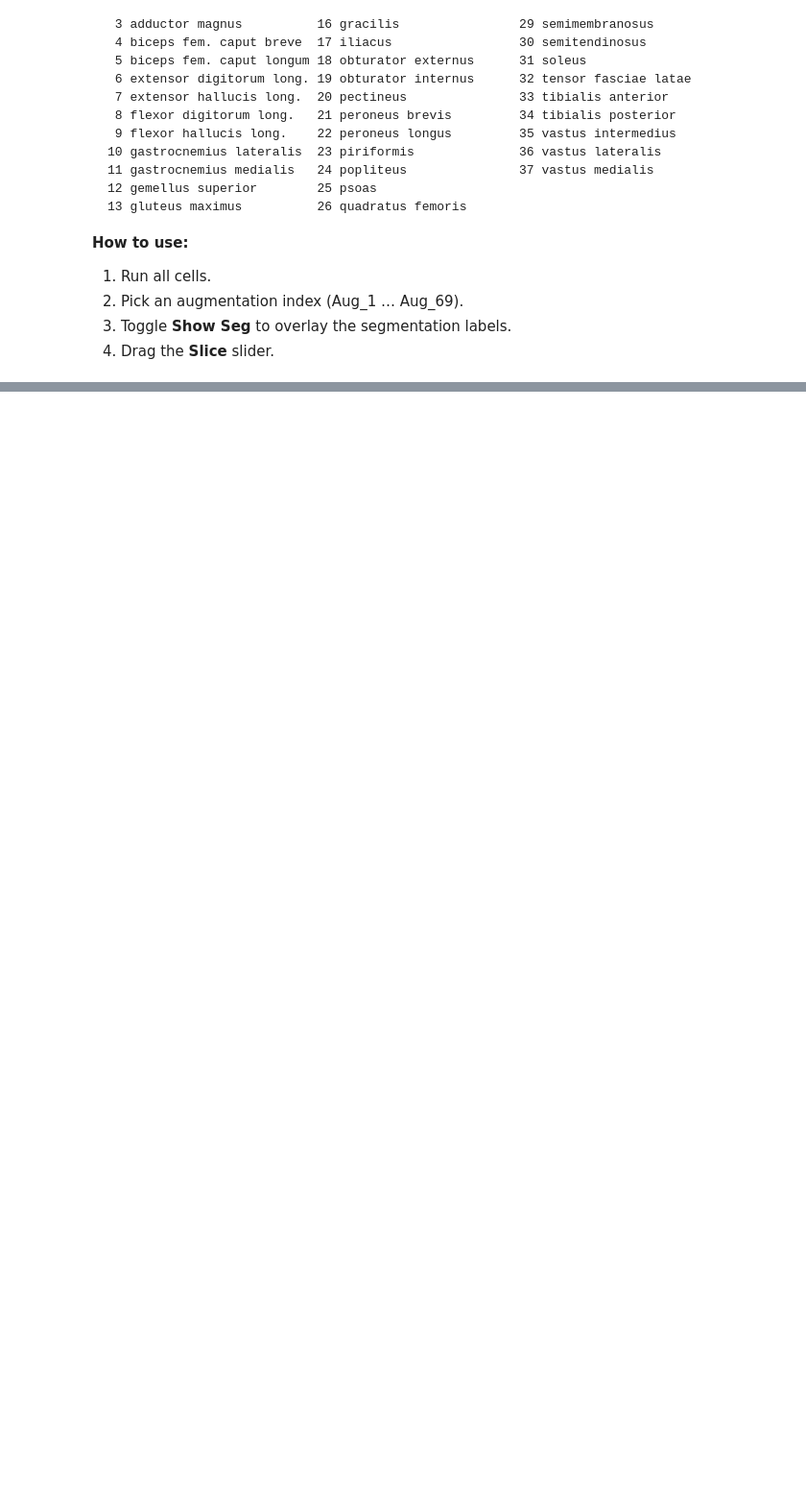
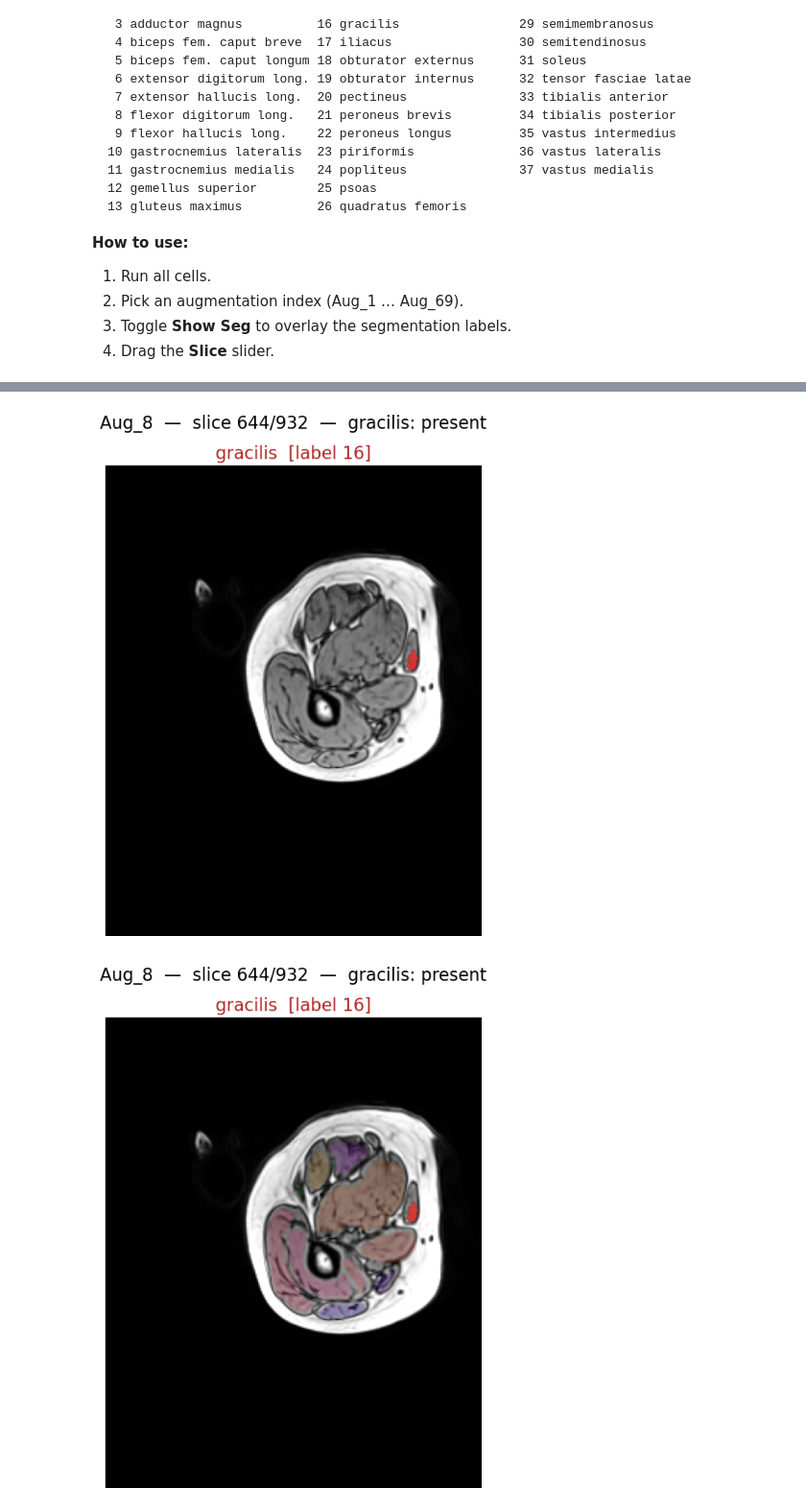
Before and after one commit to drcandacemakedamoore/dissector, a Jupyter notebook: eval_notebooks/sheffeld_scrollie.ipynb, the cells around one changed output, grey strips where cells are left out. Shown at 96% size. Saved outputs shown, nothing was run; the diff lists cells and outputs as text; code cells hidden in the pictures; blank space fills up the shorter version.

```diff
--- a/eval_notebooks/sheffeld_scrollie.ipynb
+++ b/eval_notebooks/sheffeld_scrollie.ipynb
@@ -531,37 +549,40 @@ safe_muscle = muscle_name.replace(' ', '_')
 
 # (a) labeled-only
 fig_a, ax_a = plt.subplots(1, 1, figsize=(7, 7))
 ax_a.imshow(bg, cmap='gray', origin='lower')
 ax_a.imshow(highlight, origin='lower')
-ax_a.set_title(f'{muscle_name}  [label {target_lbl}]', fontsize=11, color='firebrick')
+ax_a.set_title(f'{muscle_name}  [label {target_lbl}]', fontsize=16, color='firebrick')
 ax_a.axis('off')
-fig_a.suptitle(f'Aug_{_idx}  —  slice {_slice}/{n_slices - 1}  —  {muscle_name}: {status}', fontsize=11)
+fig_a.suptitle(f'Aug_{_idx}  —  slice {_slice}/{n_slices - 1}  —  {muscle_name}: {status}', fontsize=16)
 plt.tight_layout()
 
 stem_a = f'sheffield_{_idx}_slice{_slice}_{safe_muscle}_labeled_only'
 fig_a.savefig(f'{stem_a}.png', dpi=400, bbox_inches='tight')
 fig_a.savefig(f'{stem_a}.tiff', dpi=400, bbox_inches='tight')
 fig_a.savefig(f'{stem_a}.pdf', dpi=400, bbox_inches='tight')
 plt.show()
 
 # (b) with-context
 fig_b, ax_b = plt.subplots(1, 1, figsize=(7, 7))
 ax_b.imshow(bg, cmap='gray', origin='lower')
 ax_b.imshow(context, origin='lower')
 ax_b.imshow(highlight, origin='lower')
-ax_b.set_title(f'{muscle_name}  [label {target_lbl}]', fontsize=11, color='firebrick')
+ax_b.set_title(f'{muscle_name}  [label {target_lbl}]', fontsize=16, color='firebrick')
 ax_b.axis('off')
-fig_b.suptitle(f'Aug_{_idx}  —  slice {_slice}/{n_slices - 1}  —  {muscle_name}: {status}', fontsize=11)
+fig_b.suptitle(f'Aug_{_idx}  —  slice {_slice}/{n_slices - 1}  —  {muscle_name}: {status}', fontsize=16)
 plt.tight_layout()
 
 stem_b = f'sheffield_{_idx}_slice{_slice}_{safe_muscle}_with_context'
 #fig_b.savefig(f'{stem_b}.png', dpi=400, bbox_inches='tight')
 #fig_b.savefig(f'{stem_b}.tiff', dpi=400, bbox_inches='tight')
 #fig_b.savefig(f'{stem_b}.pdf', dpi=400, bbox_inches='tight')
 plt.show()
 
 #print(f'Saved {stem_a}.png / .tiff / .pdf (400 dpi)')
 #print(f'Saved {stem_b}.png / .tiff / .pdf (400 dpi)')
+# %% [output]
+[figure, added]
+[figure, added]
 # %%
 # ── Export one side-by-side image (labeled-only | with-context), 400 dpi ─────
 # Same current widget selections as above. Left panel: only the highlighted
```
Also changed, not shown: parts of 7 cells of this notebook, 10 other files.
